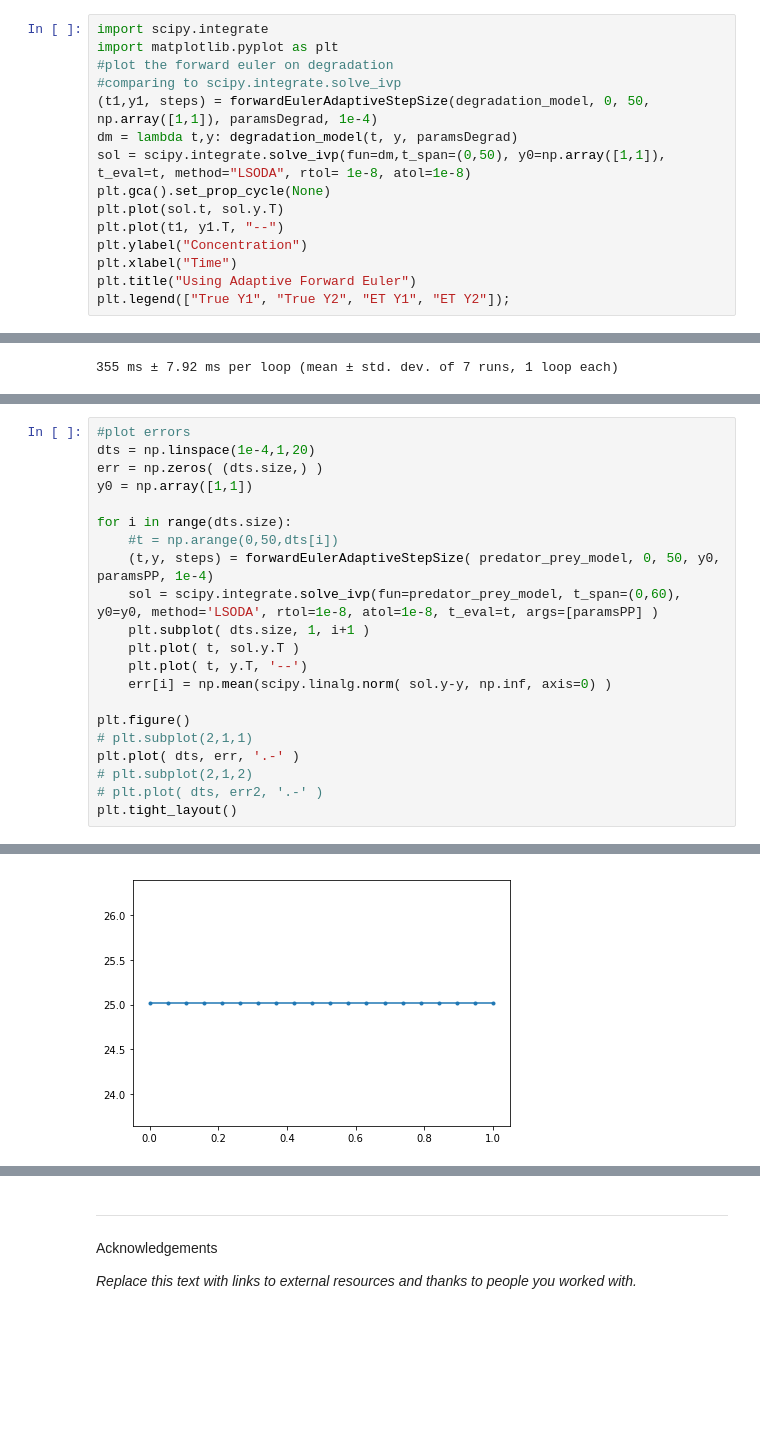
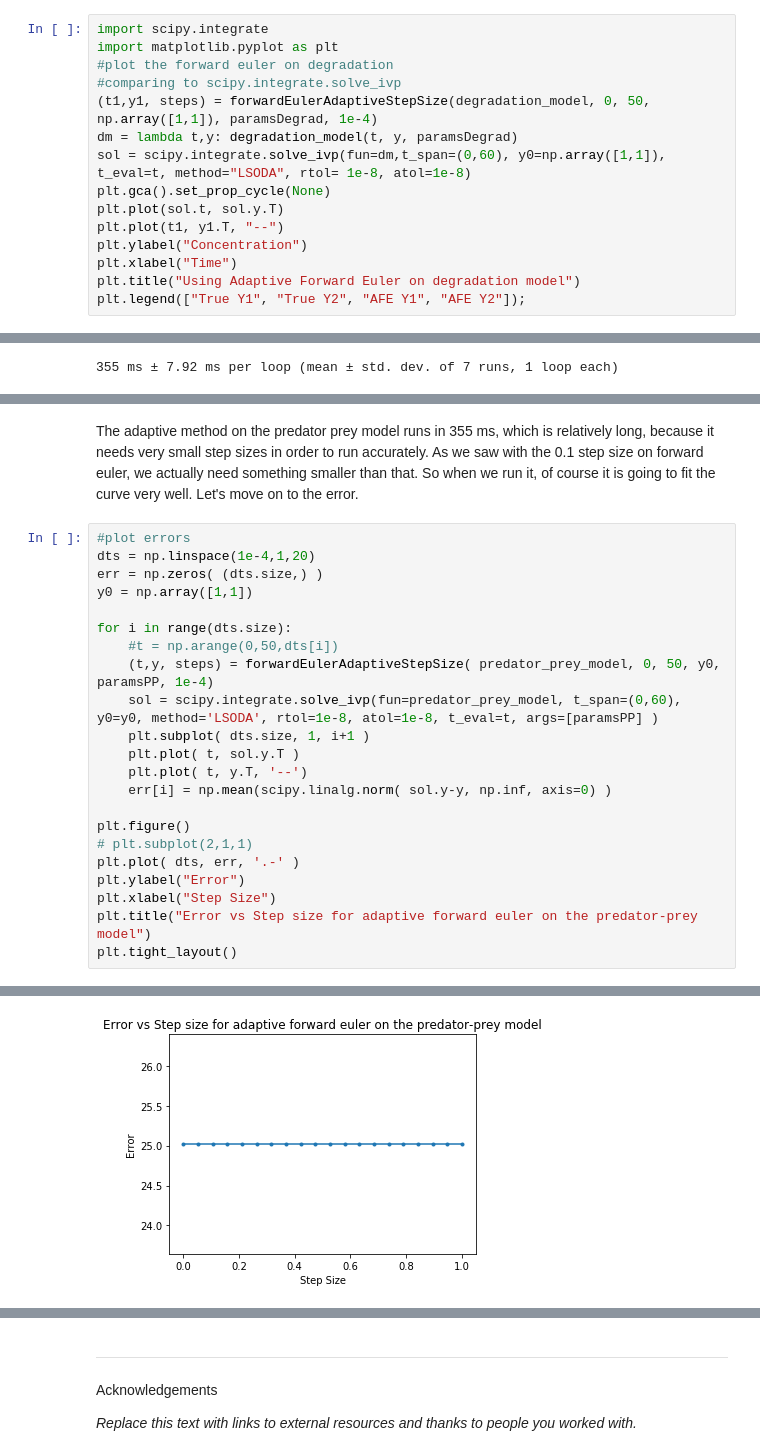
Before and after one commit to hmhwan21/cs341projects, a Jupyter notebook: proj3/Project3.ipynb, the cells around one changed output, grey strips where cells are left out. Cells and saved outputs as stored; diff of their text form; blank space fills up the shorter version.

```diff
--- a/proj3/Project3.ipynb
+++ b/proj3/Project3.ipynb
@@ -605,12 +638,12 @@ import matplotlib.pyplot as plt
 #comparing to scipy.integrate.solve_ivp
 (t1,y1, steps) = forwardEulerAdaptiveStepSize(degradation_model, 0, 50, np.array([1,1]), paramsDegrad, 1e-4)
 dm = lambda t,y: degradation_model(t, y, paramsDegrad)
-sol = scipy.integrate.solve_ivp(fun=dm,t_span=(0,50), y0=np.array([1,1]), t_eval=t, method="LSODA", rtol= 1e-8, atol=1e-8)
+sol = scipy.integrate.solve_ivp(fun=dm,t_span=(0,60), y0=np.array([1,1]), t_eval=t, method="LSODA", rtol= 1e-8, atol=1e-8)
 plt.gca().set_prop_cycle(None)
 plt.plot(sol.t, sol.y.T)
 plt.plot(t1, y1.T, "--")
 plt.ylabel("Concentration")
 plt.xlabel("Time")
-plt.title("Using Adaptive Forward Euler")
-plt.legend(["True Y1", "True Y2", "ET Y1", "ET Y2"]);
+plt.title("Using Adaptive Forward Euler on degradation model")
+plt.legend(["True Y1", "True Y2", "AFE Y1", "AFE Y2"]);
 # %% [output]
@@ -665,24 +703,27 @@ plt.legend(["True Y1", "True Y2", "ET Y1", "ET Y2"]);
+# %% [markdown]
+The adaptive method on the predator prey model runs in 355 ms, which is relatively long, because it needs very small step sizes in order to run accurately. As we saw with the 0.1 step size on forward euler, we actually need something smaller than that. So when we run it, of course it is going to fit the curve very well. Let's move on to the error.
 # %%
 #plot errors
 dts = np.linspace(1e-4,1,20)
 err = np.zeros( (dts.size,) )
 y0 = np.array([1,1])
 
 for i in range(dts.size):
     #t = np.arange(0,50,dts[i])
     (t,y, steps) = forwardEulerAdaptiveStepSize( predator_prey_model, 0, 50, y0, paramsPP, 1e-4)
     sol = scipy.integrate.solve_ivp(fun=predator_prey_model, t_span=(0,60), y0=y0, method='LSODA', rtol=1e-8, atol=1e-8, t_eval=t, args=[paramsPP] )
     plt.subplot( dts.size, 1, i+1 )
     plt.plot( t, sol.y.T )
     plt.plot( t, y.T, '--')
     err[i] = np.mean(scipy.linalg.norm( sol.y-y, np.inf, axis=0) )
 
 plt.figure()
 # plt.subplot(2,1,1)
 plt.plot( dts, err, '.-' )
-# plt.subplot(2,1,2)
-# plt.plot( dts, err2, '.-' )
+plt.ylabel("Error")
+plt.xlabel("Step Size")
+plt.title("Error vs Step size for adaptive forward euler on the predator-prey model")
 plt.tight_layout()
 # %% [output]
 [figure]
-[figure, old version]
+[figure, new version]
```
Also changed, not shown: parts of 31 cells of this notebook.
